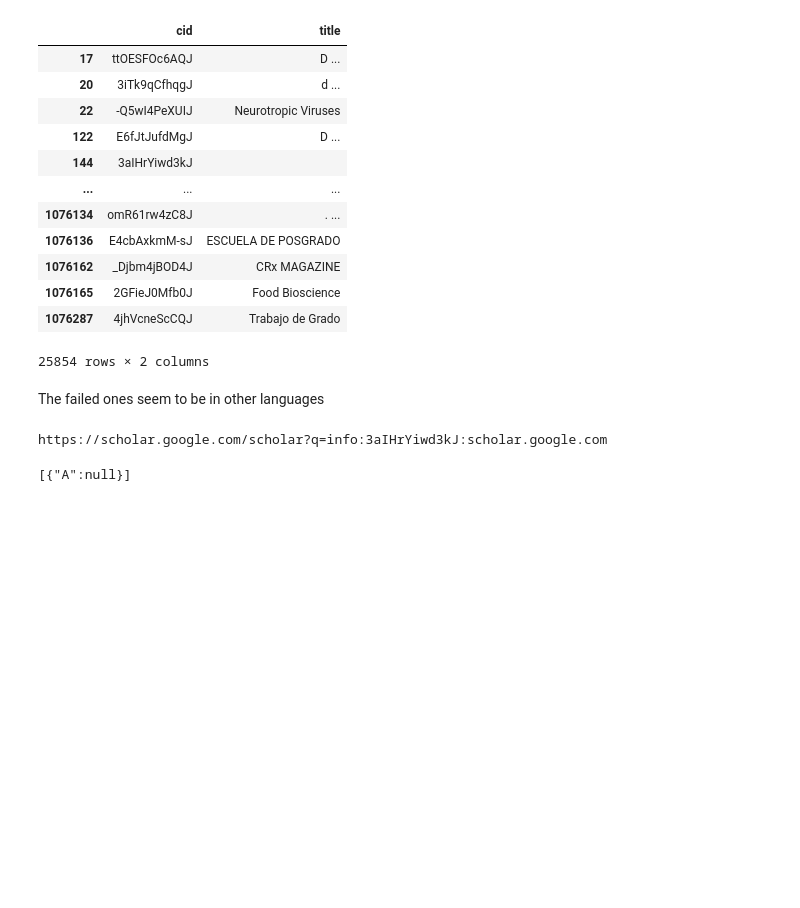
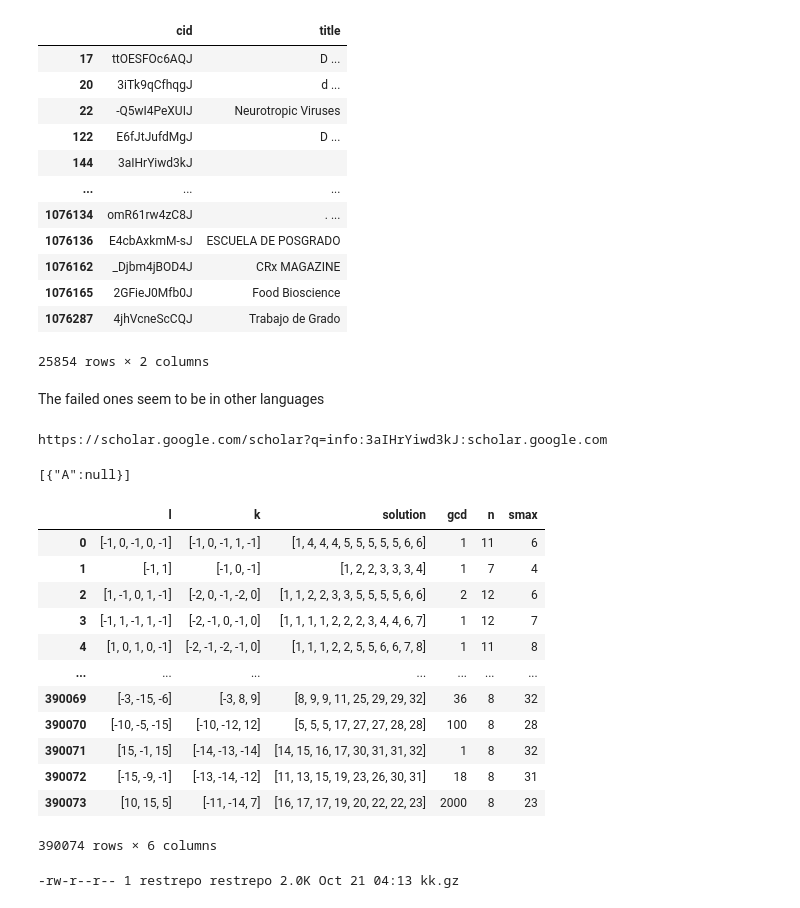
Before and after one commit to restrepo/brasil, a Jupyter notebook: brasil.ipynb, the cells around one changed output. Saved outputs shown, nothing was run; the diff lists cells and outputs as text; code cells hidden in the pictures; blank space fills up the shorter version.

```diff
--- a/brasil.ipynb
+++ b/brasil.ipynb
@@ -544,3 +556,39 @@ pd.DataFrame([{'A':None}]).to_json('kk.json',orient='records')
 cat kk.json
 # %% [output]
 [{"A":null}]
+# %%
+df=pd.read_json('https://github.com/restrepo/anomaly/raw/main/solutions.json.gz')
+# %%
+#NUMERAL UNO
+df.insert(5,"smax",0)
+
+def abs_lista(lista): # FUNCION DEL VALOR ABSOLUTO PARA UNA LISTA
+  i = 0
+  lista_aux = lista
+  while i<len(lista):
+    lista_aux[i] = abs(lista_aux[i])
+    i = i+1
+  return lista_aux
+
+a = df.shape[0] #NUMERO DE FILAS
+i = 0
+while i < a: # SACAR EL MAXIMO DE CADA LISTA EN VALOR ABSOLUTO Y AÑADIRLOS A LA COLUMNA SMAX(5)
+  H = max(abs_lista(df.iat[i,2]))
+  df.iat[i,5] = H
+  i = i+1
+# %%
+df
+# %% [output]
+|  | l | k | solution | gcd | n | smax |
+| 0 | [-1, 0, -1, 0, -1] | [-1, 0, -1, 1, -1] | [1, 4, 4, 4, 5, 5, 5, 5, 5, 6, 6] | 1 | 11 | 6 |
+| 1 | [-1, 1] | [-1, 0, -1] | [1, 2, 2, 3, 3, 3, 4] | 1 | 7 | 4 |
+| 2 | [1, -1, 0, 1, -1] | [-2, 0, -1, -2, 0] | [1, 1, 2, 2, 3, 3, 5, 5, 5, 5, 6, 6] | 2 | 12 | 6 |
+| 3 | [-1, 1, -1, 1, -1] | [-2, -1, 0, -1, 0] | [1, 1, 1, 1, 2, 2, 2, 3, 4, 4, 6, 7] | 1 | 12 | 7 |
+| 4 | [1, 0, 1, 0, -1] | [-2, -1, -2, -1, 0] | [1, 1, 1, 2, 2, 5, 5, 6, 6, 7, 8] | 1 | 11 | 8 |
+| ... | ... | ... | ... | ... | ... | ... |
+| 390069 | [-3, -15, -6] | [-3, 8, 9] | [8, 9, 9, 11, 25, 29, 29, 32] | 36 | 8 | 32 |
+| 390070 | [-10, -5, -15] | [-10, -12, 12] | [5, 5, 5, 17, 27, 27, 28, 28] | 100 | 8 | 28 |
+| 390071 | [15, -1, 15] | [-14, -13, -14] | [14, 15, 16, 17, 30, 31, 31, 32] | 1 | 8 | 32 |
+| 390072 | [-15, -9, -1] | [-13, -14, -12] | [11, 13, 15, 19, 23, 26, 30, 31] | 18 | 8 | 31 |
+| 390073 | [10, 15, 5] | [-11, -14, 7] | [16, 17, 17, 19, 20, 22, 22, 23] | 2000 | 8 | 23 |
+390074 rows × 6 columns
@@ -546,0 +597,4 @@ cat kk.json
+# %%
+ls -lh kk.gz
+# %% [output]
+-rw-r--r-- 1 restrepo restrepo 2.0K Oct 21 04:13 kk.gz
```
Also changed, not shown: parts of 8 cells of this notebook.
